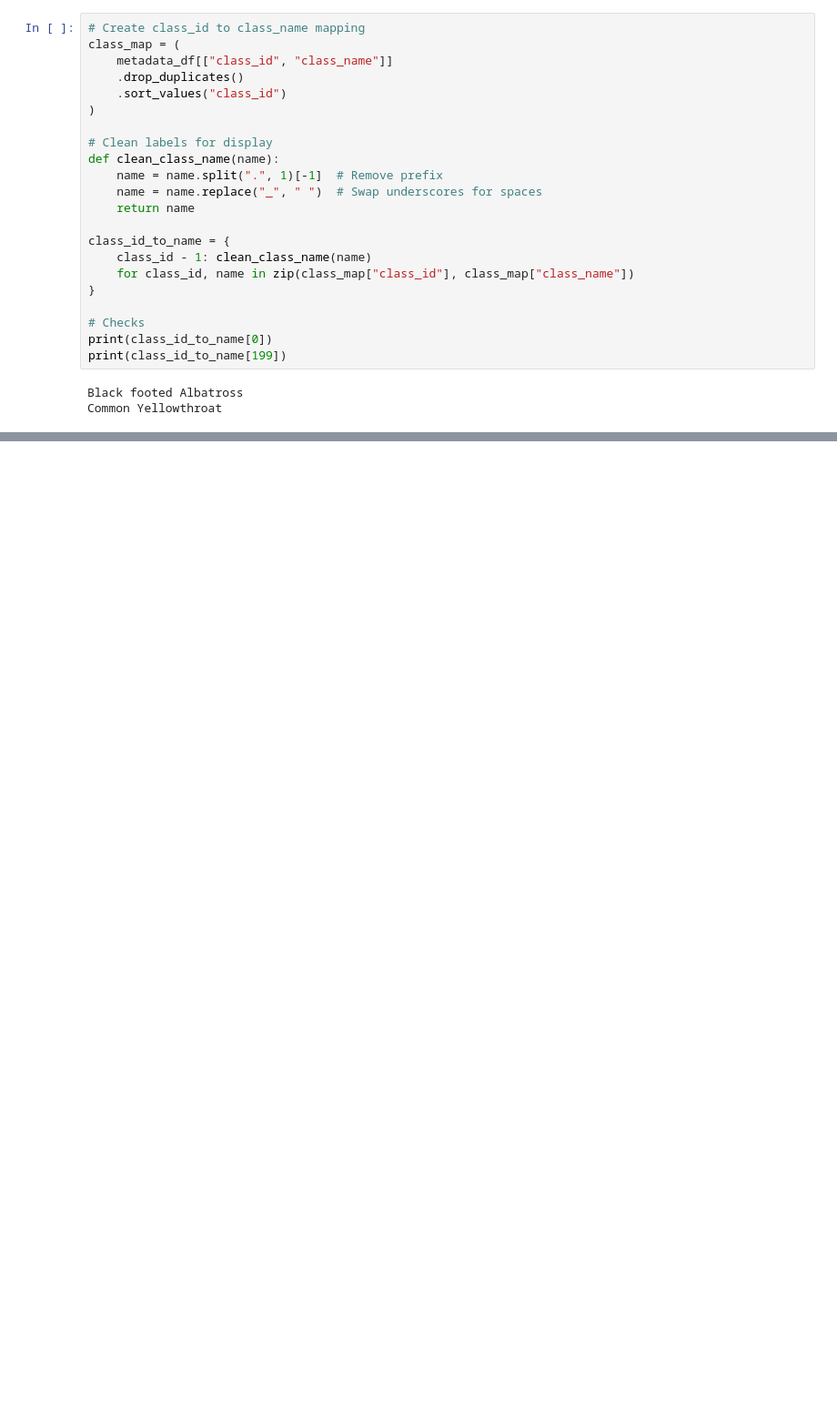
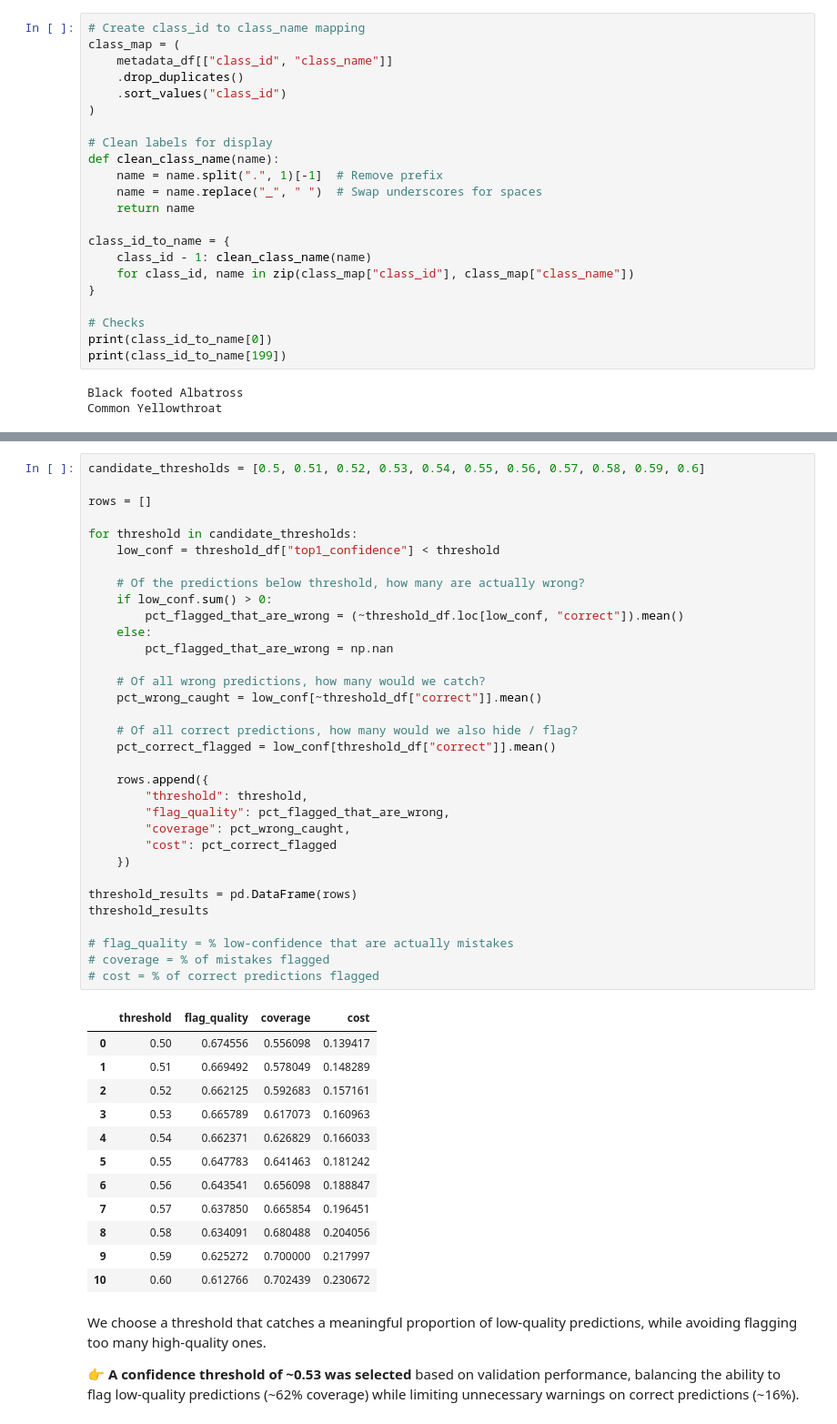
Before and after one commit to keira-p/beakspeak, a Jupyter notebook: notebooks/07_deployment.ipynb, the cells around one changed output, grey strips where cells are left out. Shown at 91% size. Saved outputs shown, nothing was run; the diff lists cells and outputs as text; blank space fills up the shorter version.

```diff
--- a/notebooks/07_deployment.ipynb
+++ b/notebooks/07_deployment.ipynb
@@ -63,0 +189,50 @@ Common Yellowthroat
+# %%
+candidate_thresholds = [0.5, 0.51, 0.52, 0.53, 0.54, 0.55, 0.56, 0.57, 0.58, 0.59, 0.6]
+
+rows = []
+
+for threshold in candidate_thresholds:
+    low_conf = threshold_df["top1_confidence"] < threshold
+
+    # Of the predictions below threshold, how many are actually wrong?
+    if low_conf.sum() > 0:
+        pct_flagged_that_are_wrong = (~threshold_df.loc[low_conf, "correct"]).mean()
+    else:
+        pct_flagged_that_are_wrong = np.nan
+
+    # Of all wrong predictions, how many would we catch?
+    pct_wrong_caught = low_conf[~threshold_df["correct"]].mean()
+
+    # Of all correct predictions, how many would we also hide / flag?
+    pct_correct_flagged = low_conf[threshold_df["correct"]].mean()
+
+    rows.append({
+        "threshold": threshold,
+        "flag_quality": pct_flagged_that_are_wrong,
+        "coverage": pct_wrong_caught,
+        "cost": pct_correct_flagged
+    })
+
+threshold_results = pd.DataFrame(rows)
+threshold_results
+
+# flag_quality = % low-confidence that are actually mistakes
+# coverage = % of mistakes flagged
+# cost = % of correct predictions flagged
+# %% [output]
+|  | threshold | flag_quality | coverage | cost |
+| 0 | 0.50 | 0.674556 | 0.556098 | 0.139417 |
+| 1 | 0.51 | 0.669492 | 0.578049 | 0.148289 |
+| 2 | 0.52 | 0.662125 | 0.592683 | 0.157161 |
+| 3 | 0.53 | 0.665789 | 0.617073 | 0.160963 |
+| 4 | 0.54 | 0.662371 | 0.626829 | 0.166033 |
+| 5 | 0.55 | 0.647783 | 0.641463 | 0.181242 |
+| 6 | 0.56 | 0.643541 | 0.656098 | 0.188847 |
+| 7 | 0.57 | 0.637850 | 0.665854 | 0.196451 |
+| 8 | 0.58 | 0.634091 | 0.680488 | 0.204056 |
+| 9 | 0.59 | 0.625272 | 0.700000 | 0.217997 |
+| 10 | 0.60 | 0.612766 | 0.702439 | 0.230672 |
+# %% [markdown]
+We choose a threshold that catches a meaningful proportion of low-quality predictions, while avoiding flagging too many high-quality ones.
+
+👉 **A confidence threshold of ~0.53 was selected** based on validation performance, balancing the ability to flag low-quality predictions (~62% coverage) while limiting unnecessary warnings on correct predictions (~16%).
```
Also changed, not shown: parts of 7 cells of this notebook, 1 other file.
